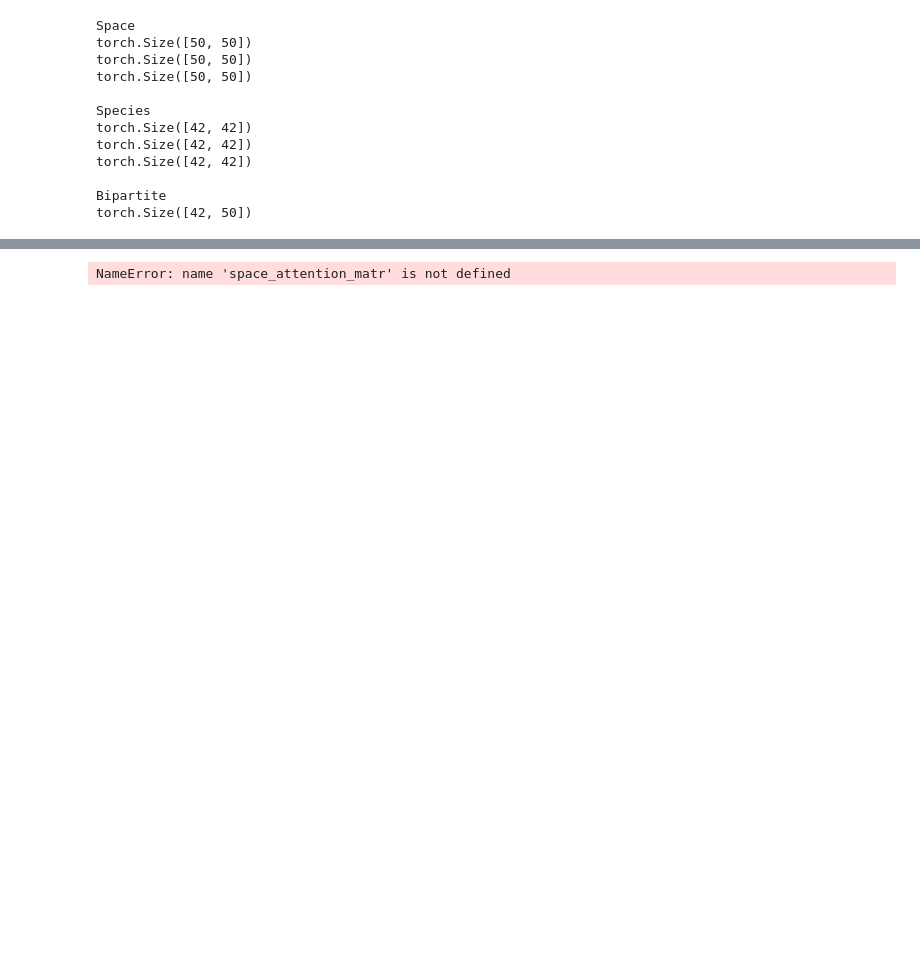
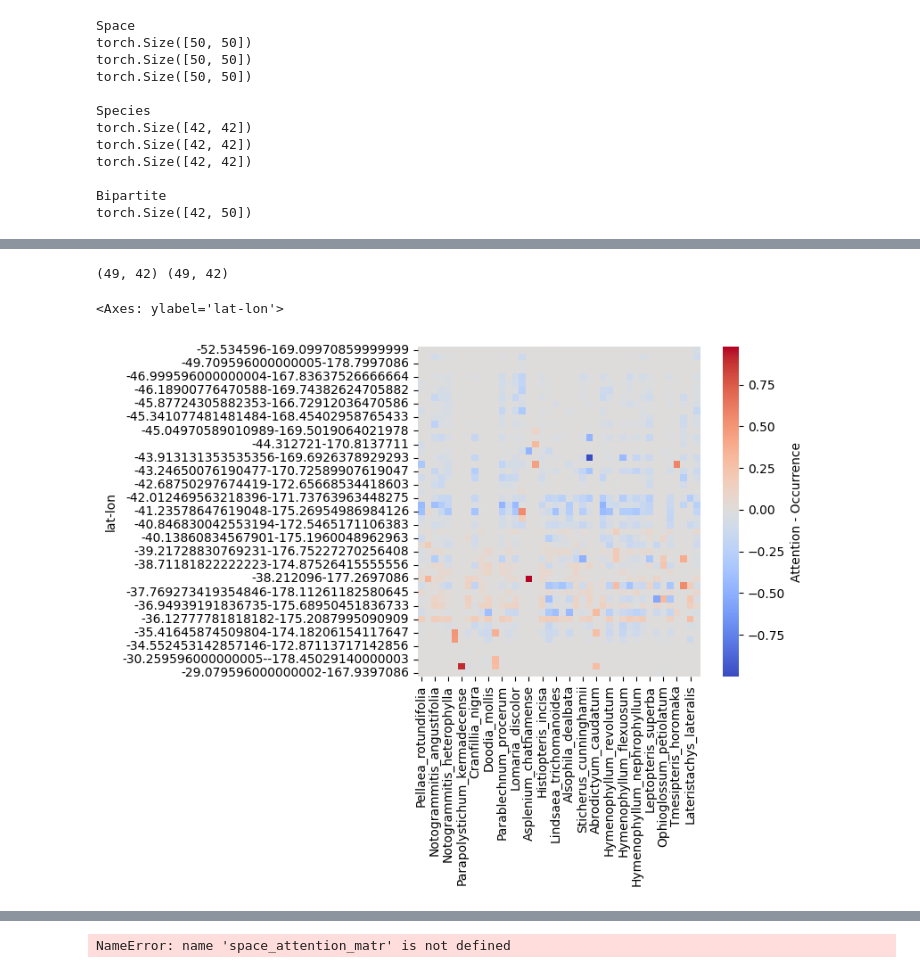
Before and after one commit to simone7monaco/newzeland-plants, a Jupyter notebook: new_dataset.ipynb, the cells around one changed output, grey strips where cells are left out. Saved outputs shown, nothing was run; the diff lists cells and outputs as text; code cells hidden in the pictures; blank space fills up the shorter version.

```diff
--- a/new_dataset.ipynb
+++ b/new_dataset.ipynb
@@ -872,3 +808,7 @@ NameError: name 'args' is not defined
+# %%
+model, train_data, test_data, test_species = load_kth_model(model, data, k=0)
+with torch.no_grad():
+    out = model(test_data, return_attention_weights=True)
 # %%
 # convert edge_index, edge_attr to dense tensors
 from torch_geometric.utils import to_dense_adj
@@ -903,7 +843,7 @@ bipartite_attention_matr = []
 e_idx, edge_attr = model.bip_attention_weights
 alpha = to_dense_adj_bip(e_idx, edge_attr=edge_attr.squeeze()).squeeze()
 print(alpha.shape)
-bipartite_attention_matr.append(alpha)
+bipartite_attention_matr = alpha
 # %% [output]
 Space
 torch.Size([50, 50])
@@ -933,0 +860,6 @@ with torch.no_grad():
+# %%
+clustes_pos_df = dataset.space_df.groupby('cluster').mean()
+bip_attention_df = pd.DataFrame(bipartite_attention_matr.cpu().numpy(), index=test_species).T
+bip_attention_df[['lat', 'lon']] = clustes_pos_df
+bip_attention_df.set_index(['lat', 'lon'], inplace=True)
+bip_attention_df.head()
@@ -933,0 +875,13 @@ with torch.no_grad():
+# %%
+occurrences = pd.read_csv(Path(dataset.root) / 'index_space_specie.csv')
+occurrences = occurrences.merge(clustes_pos_df, left_on='cluster', right_index=True).rename(columns={'x': 'lon', 'y': 'lat'})
+these_occurrences = occurrences.pivot(index=['lat', 'lon'], columns='species', values='occurrence').fillna(0).astype(np.float32).loc[:, bip_attention_df.columns]
+these_bip_attention_df = bip_attention_df.loc[these_occurrences.index]
+print(these_bip_attention_df.shape, these_occurrences.shape)
+# %% [output]
+(49, 42) (49, 42)
+# %%
+sns.heatmap(these_bip_attention_df/these_bip_attention_df.max().max() - these_occurrences/these_occurrences.max().max(), cmap='coolwarm', square=True, cbar_kws={'label': 'Attention - Occurrence'})
+# %% [output]
+<Axes: ylabel='lat-lon'>
+[figure, added]
```
Also changed, not shown: parts of 22 cells of this notebook, 5 other files.
